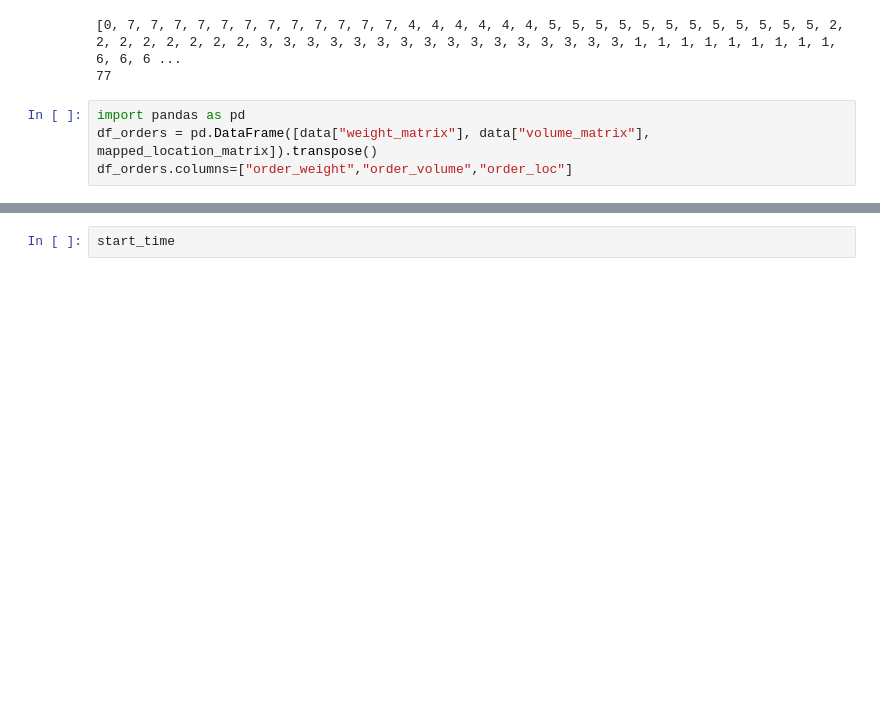
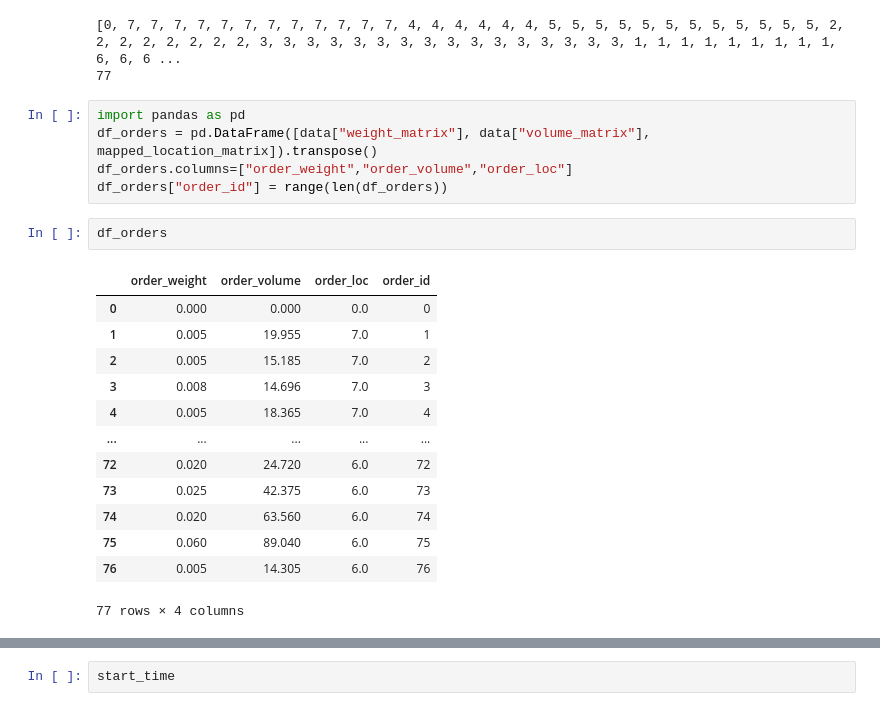
Before and after one commit to Siddhartha2023456/Tabu-Search-for-CVRPTW, a Jupyter notebook: mip_cvrptw/mip_jup.ipynb, the cells around one changed output, grey strips where cells are left out. Cells and saved outputs as stored; diff of their text form; blank space fills up the shorter version.

```diff
--- a/mip_cvrptw/mip_jup.ipynb
+++ b/mip_cvrptw/mip_jup.ipynb
@@ -38,6 +48,23 @@ print(len(mapped_location_matrix))
 import pandas as pd
 df_orders = pd.DataFrame([data["weight_matrix"], data["volume_matrix"], mapped_location_matrix]).transpose()
 df_orders.columns=["order_weight","order_volume","order_loc"]
+df_orders["order_id"] = range(len(df_orders))
+# %%
+df_orders
+# %% [output]
+|  | order_weight | order_volume | order_loc | order_id |
+| 0 | 0.000 | 0.000 | 0.0 | 0 |
+| 1 | 0.005 | 19.955 | 7.0 | 1 |
+| 2 | 0.005 | 15.185 | 7.0 | 2 |
+| 3 | 0.008 | 14.696 | 7.0 | 3 |
+| 4 | 0.005 | 18.365 | 7.0 | 4 |
+| ... | ... | ... | ... | ... |
+| 72 | 0.020 | 24.720 | 6.0 | 72 |
+| 73 | 0.025 | 42.375 | 6.0 | 73 |
+| 74 | 0.020 | 63.560 | 6.0 | 74 |
+| 75 | 0.060 | 89.040 | 6.0 | 75 |
+| 76 | 0.005 | 14.305 | 6.0 | 76 |
+77 rows × 4 columns
 # %%
 df_orders_f = df_orders.groupby("order_loc").sum().reset_index()
 df_orders_f
```
Also changed, not shown: parts of 24 cells of this notebook, 9 other files.
